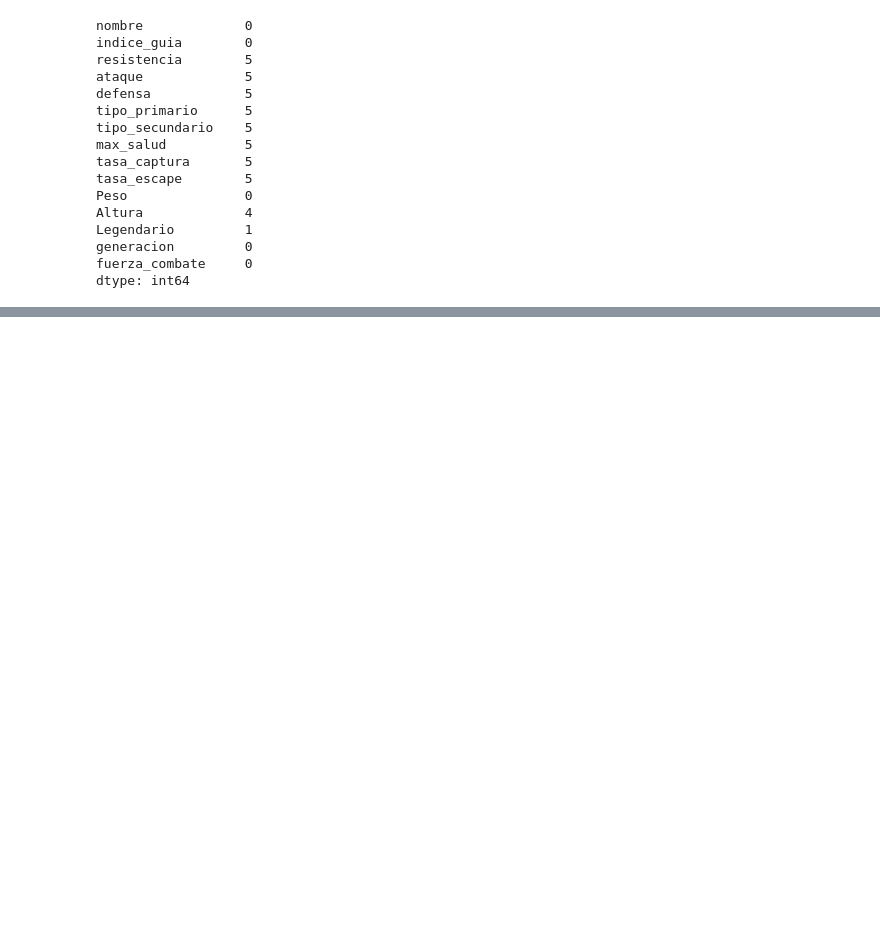
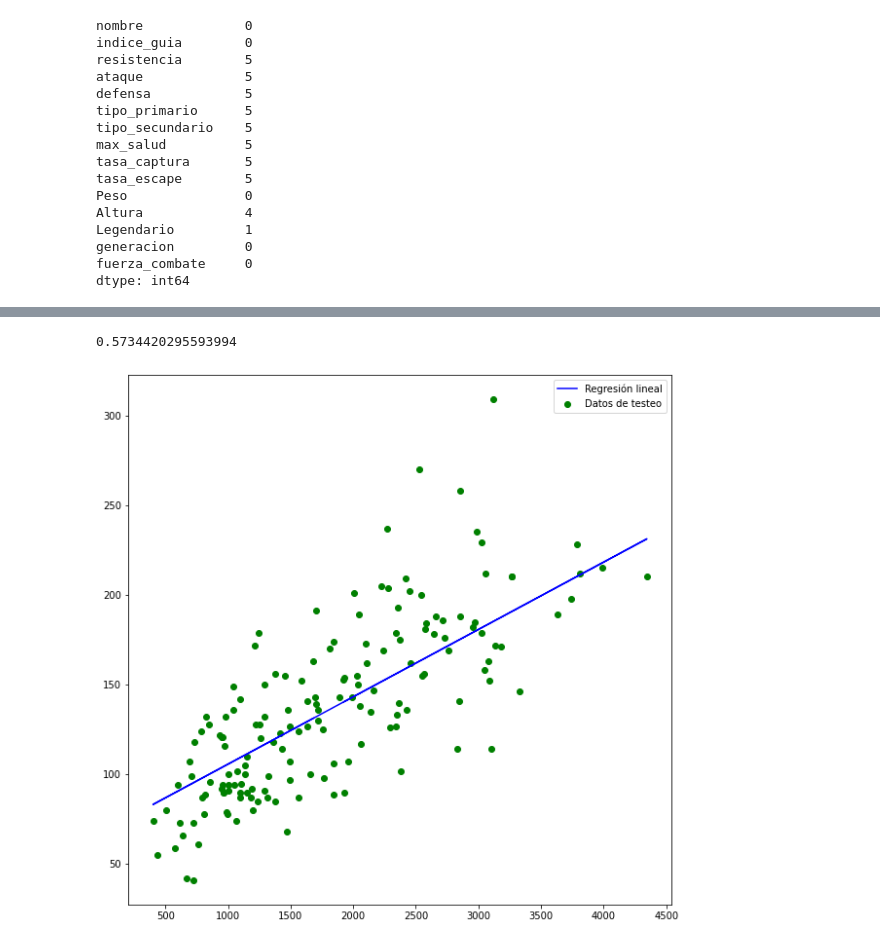
Before and after one commit to IonatanPerez/AprenderProgramando_cursos_2022, a Jupyter notebook: Proyectos personales/Martes/Paola Rivero-Martes/pokemón.ipynb, the cells around one changed output, grey strips where cells are left out. Cells and saved outputs as stored; diff of their text form; code cells hidden in the pictures; blank space fills up the shorter version.

```diff
--- a/Proyectos personales/Martes/Paola Rivero-Martes/pokemón.ipynb
+++ b/Proyectos personales/Martes/Paola Rivero-Martes/pokemón.ipynb
@@ -143,0 +341,13 @@ lista_imputar
+# %%
+modelo_rl = LinearRegression()
+# %%
+import numpy as np
+
+X_train =x_train.to_numpy()
+X_train = np.matrix(X_train.reshape(len(X_train),1))
+
+
+X_test =x_test.to_numpy()
+X_test = np.matrix(X_test.reshape(len(X_test),1))
+# %%
+modelo_rl.fit(X_train, y_train)
@@ -143,0 +364,3 @@ lista_imputar
+# %%
+y_pred = modelo_rl.predict(X_test)
+y_pred
@@ -143,0 +385,14 @@ lista_imputar
+# %%
+from sklearn.metrics import r2_score
+r2 = r2_score(y_test,y_pred)
+r2
+# %% [output]
+0.5734420295593994
+# %%
+plt.figure(figsize = (10,10))
+plt.plot(x_test, y_pred, color = 'b', label = 'Regresión lineal')
+plt.scatter(x_test, y_test, color = 'g', label = 'Datos de testeo')
+plt.legend()
+plt.show()
+# %% [output]
+[figure, added]
```
Also changed, not shown: parts of 44 cells of this notebook, 21 other files.
